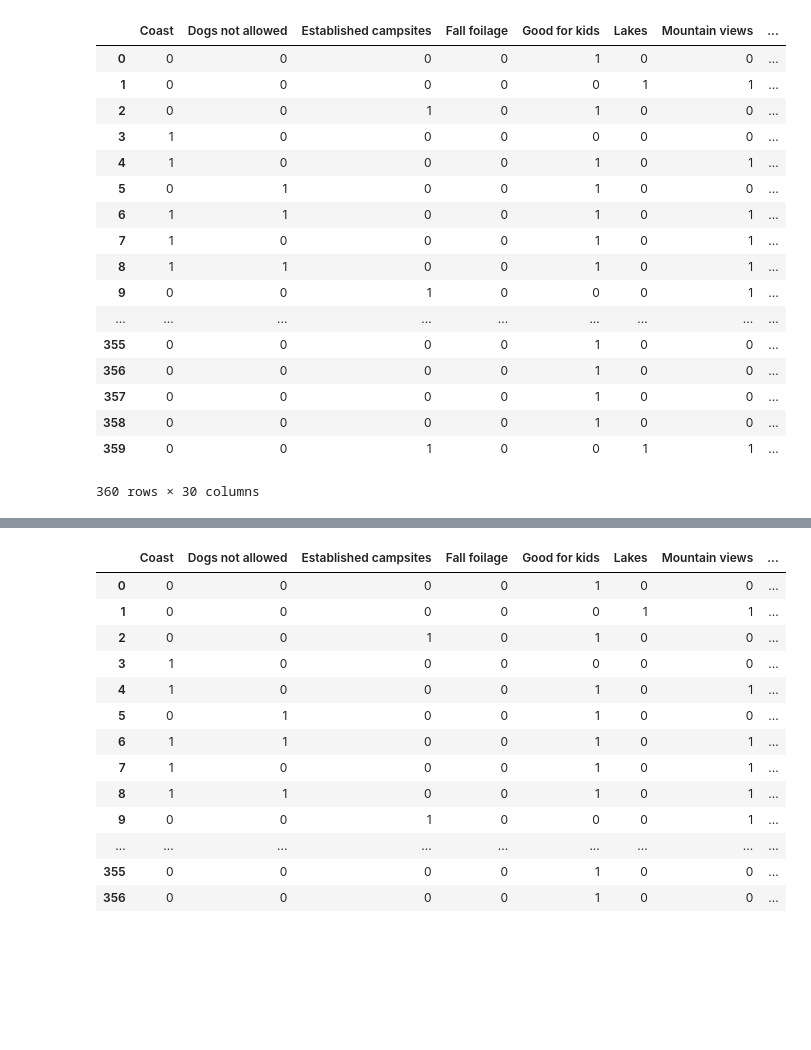
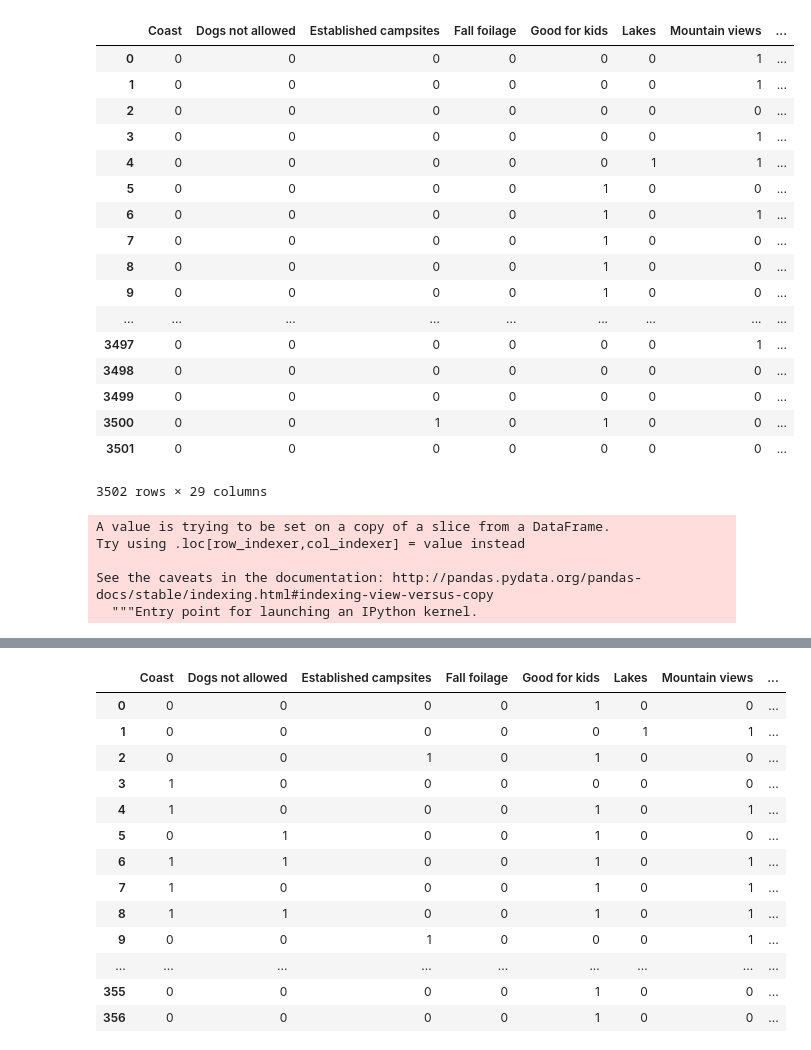
Before and after one commit to huddlestona/Trail_Report, a Jupyter notebook: Web_scraping_combo_olympics.ipynb, the cells around one changed output, grey strips where cells are left out. Cells and saved outputs as stored; diff of their text form; code cells hidden in the pictures; blank space fills up the shorter version.

```diff
--- a/Web_scraping_combo_olympics.ipynb
+++ b/Web_scraping_combo_olympics.ipynb
@@ -11,25 +11,33 @@ from multiprocessing.dummy import Pool
 from multiprocessing import cpu_count
 import numpy as np
 # %%
-hike_urls = pd.read_csv('Olympic_trails_clean.csv')
+all_hike_urls = pd.read_csv('data/WTA_all_trail_data.csv')
-# %%
-hike_urls
-# %% [output]
-|  | Coast | Dogs not allowed | Established campsites | Fall foilage | Good for kids | Lakes | Mountain views | ... |
-| 0 | 0 | 0 | 0 | 0 | 1 | 0 | 0 | ... |
-| 1 | 0 | 0 | 0 | 0 | 0 | 1 | 1 | ... |
-| 2 | 0 | 0 | 1 | 0 | 1 | 0 | 0 | ... |
-| 3 | 1 | 0 | 0 | 0 | 0 | 0 | 0 | ... |
-| 4 | 1 | 0 | 0 | 0 | 1 | 0 | 1 | ... |
-| 5 | 0 | 1 | 0 | 0 | 1 | 0 | 0 | ... |
-| 6 | 1 | 1 | 0 | 0 | 1 | 0 | 1 | ... |
-| 7 | 1 | 0 | 0 | 0 | 1 | 0 | 1 | ... |
-| 8 | 1 | 1 | 0 | 0 | 1 | 0 | 1 | ... |
-| 9 | 0 | 0 | 1 | 0 | 0 | 0 | 1 | ... |
-| ... | ... | ... | ... | ... | ... | ... | ... | ... |
-| 355 | 0 | 0 | 0 | 0 | 1 | 0 | 0 | ... |
-| 356 | 0 | 0 | 0 | 0 | 1 | 0 | 0 | ... |
-| 357 | 0 | 0 | 0 | 0 | 1 | 0 | 0 | ... |
-| 358 | 0 | 0 | 0 | 0 | 1 | 0 | 0 | ... |
-| 359 | 0 | 0 | 1 | 0 | 0 | 1 | 1 | ... |
-360 rows × 30 columns
+# %%
+all_hike_urls
+# %% [output]
+|  | Coast | Dogs not allowed | Established campsites | Fall foilage | Good for kids | Lakes | Mountain views | ... |
+| 0 | 0 | 0 | 0 | 0 | 0 | 0 | 1 | ... |
+| 1 | 0 | 0 | 0 | 0 | 0 | 0 | 1 | ... |
+| 2 | 0 | 0 | 0 | 0 | 0 | 0 | 0 | ... |
+| 3 | 0 | 0 | 0 | 0 | 0 | 0 | 1 | ... |
+| 4 | 0 | 0 | 0 | 0 | 0 | 1 | 1 | ... |
+| 5 | 0 | 0 | 0 | 0 | 1 | 0 | 0 | ... |
+| 6 | 0 | 0 | 0 | 0 | 1 | 0 | 1 | ... |
+| 7 | 0 | 0 | 0 | 0 | 1 | 0 | 0 | ... |
+| 8 | 0 | 0 | 0 | 0 | 1 | 0 | 0 | ... |
+| 9 | 0 | 0 | 0 | 0 | 1 | 0 | 0 | ... |
+| ... | ... | ... | ... | ... | ... | ... | ... | ... |
+| 3497 | 0 | 0 | 0 | 0 | 0 | 0 | 1 | ... |
+| 3498 | 0 | 0 | 0 | 0 | 0 | 0 | 0 | ... |
+| 3499 | 0 | 0 | 0 | 0 | 0 | 0 | 0 | ... |
+| 3500 | 0 | 0 | 1 | 0 | 1 | 0 | 0 | ... |
+| 3501 | 0 | 0 | 0 | 0 | 0 | 0 | 0 | ... |
+3502 rows × 29 columns
+# %%
+all_hike_urls['subregion'] = all_hike_urls[all_hike_urls['super_region'] == 'nan']['super_region']= 'NaN'
+# %% [output]
+A value is trying to be set on a copy of a slice from a DataFrame.
+Try using .loc[row_indexer,col_indexer] = value instead
+
+See the caveats in the documentation: http://pandas.pydata.org/pandas-docs/stable/indexing.html#indexing-view-versus-copy
+  """Entry point for launching an IPython kernel.
```
Also changed, not shown: parts of 5 cells of this notebook.
